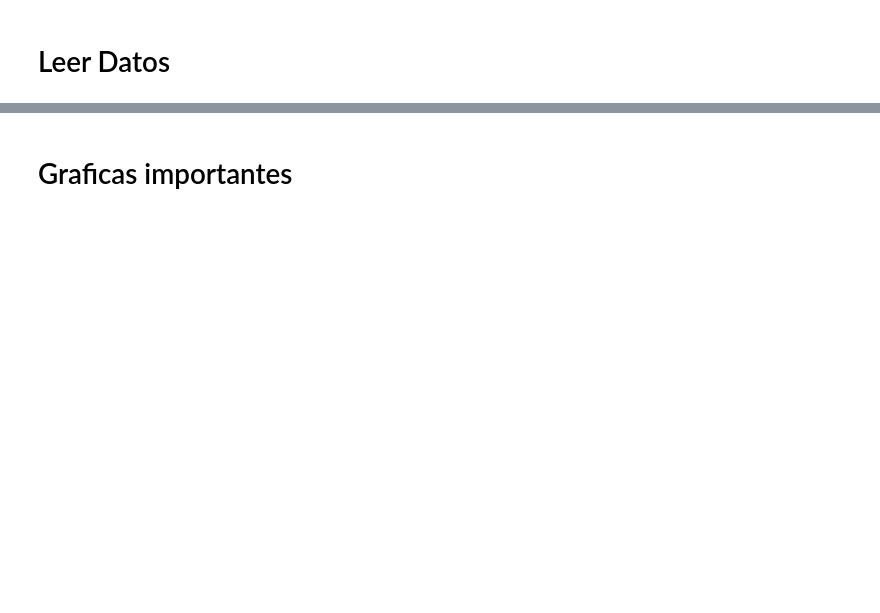
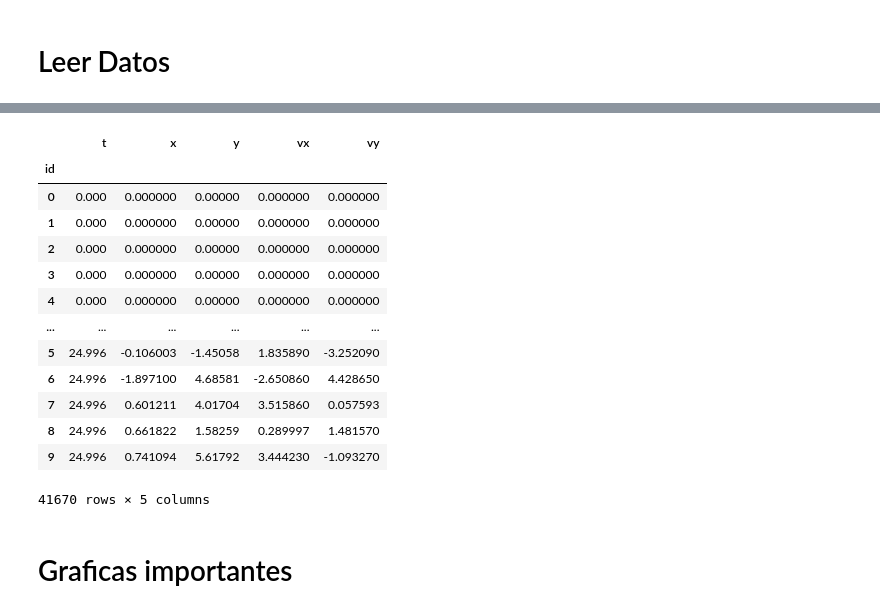
Before and after one commit to bcifuentes/Turbulencias, a Jupyter notebook: src/Analisis.ipynb, the cells around one changed output, grey strips where cells are left out. Cells and saved outputs as stored; diff of their text form; code cells hidden in the pictures; blank space fills up the shorter version.

```diff
--- a/src/Analisis.ipynb
+++ b/src/Analisis.ipynb
@@ -81,3 +81,33 @@ mag
+# %%
+# Read data from file
+fcen = pd.read_csv("../outp/fcen.dat", sep=" ", header=None)
+fcen.columns = ["t", "id", "x", "y", "vx", "vy"]
+fcen.set_index("id", inplace=True)
+
+#//print(data.index.unique().to_numpy())
+
+fcen_dt = fcen.loc[0]["t"].to_numpy()[1] - fcen.loc[0]["t"].to_numpy()[0]
+fcen_tmax = fcen.loc[0]["t"].to_numpy()[-1]
+
+fcen_sigma = autocorrelation(0, fcen_dt, fcen["vx"], 1.0)[0] + autocorrelation(0, fcen_dt, fcen["vy"], 1.0)[0]
+fcen_corr = autocorrelation(fcen_tmax, fcen_dt, fcen["vx"], fcen_sigma) + autocorrelation(fcen_tmax, fcen_dt, fcen["vy"], fcen_sigma)
+
+fcen
+# %% [output]
+|  | t | x | y | vx | vy |
+| id |  |  |  |  |  |
+| 0 | 0.000 | 0.000000 | 0.00000 | 0.000000 | 0.000000 |
+| 1 | 0.000 | 0.000000 | 0.00000 | 0.000000 | 0.000000 |
+| 2 | 0.000 | 0.000000 | 0.00000 | 0.000000 | 0.000000 |
+| 3 | 0.000 | 0.000000 | 0.00000 | 0.000000 | 0.000000 |
+| 4 | 0.000 | 0.000000 | 0.00000 | 0.000000 | 0.000000 |
+| ... | ... | ... | ... | ... | ... |
+| 5 | 24.996 | -0.106003 | -1.45058 | 1.835890 | -3.252090 |
+| 6 | 24.996 | -1.897100 | 4.68581 | -2.650860 | 4.428650 |
+| 7 | 24.996 | 0.601211 | 4.01704 | 3.515860 | 0.057593 |
+| 8 | 24.996 | 0.661822 | 1.58259 | 0.289997 | 1.481570 |
+| 9 | 24.996 | 0.741094 | 5.61792 | 3.444230 | -1.093270 |
+41670 rows × 5 columns
 # %% [markdown]
 # Graficas importantes
 # %%
```
Also changed, not shown: parts of 6 cells of this notebook, 12 other files.
